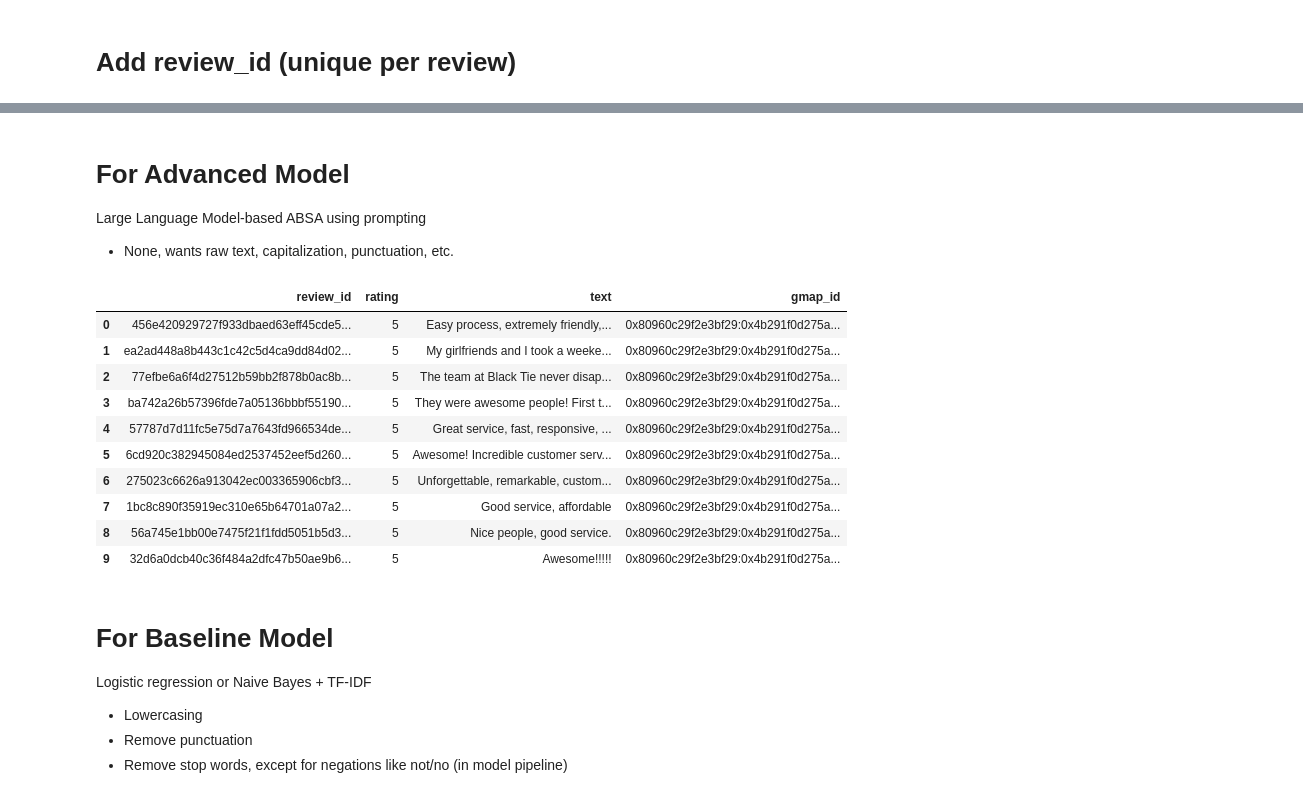
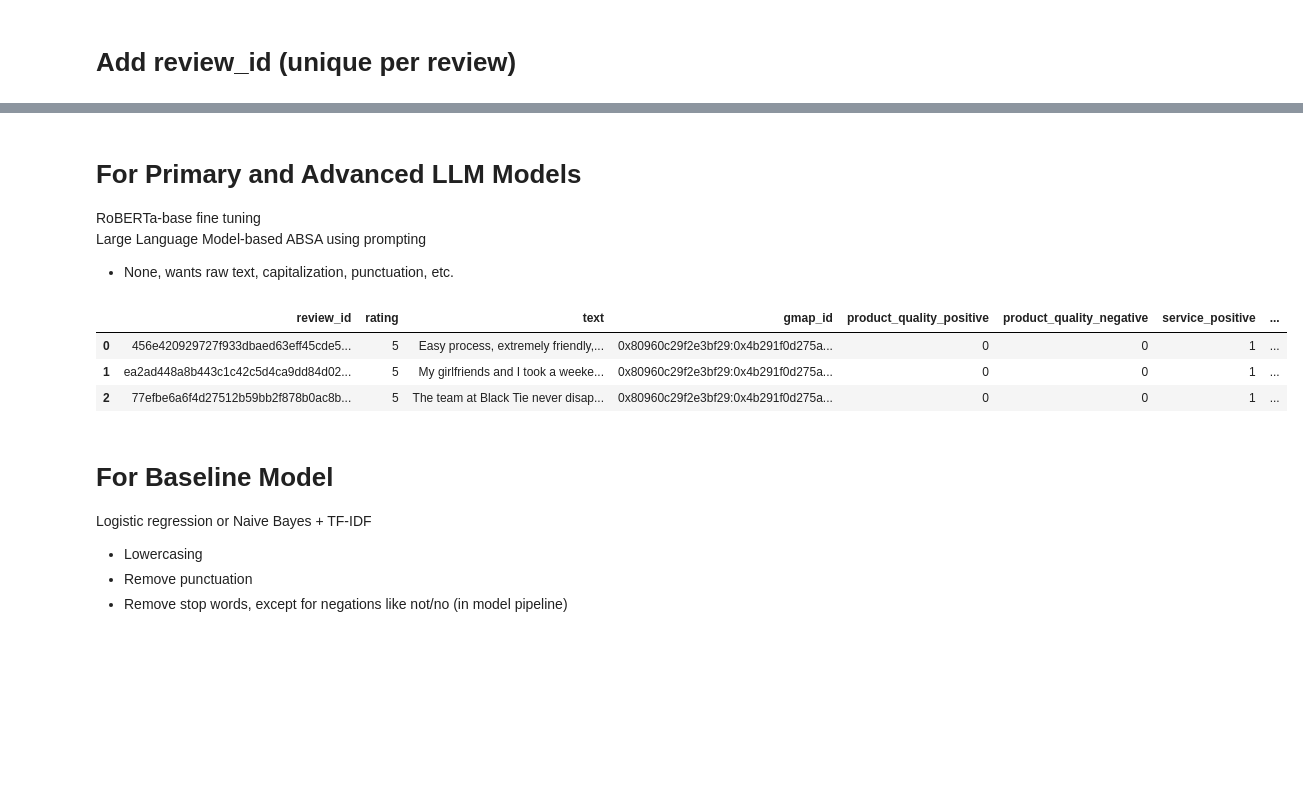
Before and after one commit to zmosDS/google_review_insights, a Jupyter notebook: notebooks/03_feature_engineering.ipynb, the cells around one changed output, grey strips where cells are left out. Cells and saved outputs as stored; diff of their text form; code cells hidden in the pictures; blank space fills up the shorter version.

```diff
--- a/notebooks/03_feature_engineering.ipynb
+++ b/notebooks/03_feature_engineering.ipynb
@@ -243,40 +233,37 @@ memory usage: 8.7 GB
 # %% [markdown]
-# For Advanced Model
+# For Primary and Advanced LLM Models
+
+RoBERTa-base fine tuning
+<br>
 Large Language Model-based ABSA using prompting
 * None, wants raw text, capitalization, punctuation, etc.
 # %%
 # Load CSV (for LLM, bring this code to model pipeline)
 df = pd.read_csv(
     paths["cleaned_for_LLM"],
-    usecols=["review_id", "rating", "gmap_id", "text"
-            'food_quality_positive', 'food_quality_negative', 'food_quality_neutral',
-            'service_positive', 'service_negative', 'service_neutral',
-            'wait_time_positive', 'wait_time_negative', 'wait_time_neutral',
-            'price_value_positive', 'price_value_negative', 'price_value_neutral',
-            'cleanliness_positive', 'cleanliness_negative', 'cleanliness_neutral',
-            'atmosphere_positive', 'atmosphere_negative', 'atmosphere_neutral'
-            ],
+    usecols=["review_id", "rating", "gmap_id", "text",
+             'product_quality_positive', 'product_quality_negative',
+             'service_positive', 'service_negative',
+             'wait_time_positive', 'wait_time_negative',
+             'price_value_positive', 'price_value_negative',
+             'cleanliness_positive', 'cleanliness_negative',
+             'atmosphere_positive', 'atmosphere_negative',
+             'general_positive', 'general_negative'
+             ],
     dtype={
         "review_id": "string",
         "rating": "int8",
         "gmap_id": "string",
         "text": "string",
     },
     nrows=20
 )
-df.head(10)
+df.head(3)
 # %% [output]
-|  | review_id | rating | text | gmap_id |
-| 0 | 456e420929727f933dbaed63eff45cde5... | 5 | Easy process, extremely friendly,... | 0x80960c29f2e3bf29:0x4b291f0d275a... |
-| 1 | ea2ad448a8b443c1c42c5d4ca9dd84d02... | 5 | My girlfriends and I took a weeke... | 0x80960c29f2e3bf29:0x4b291f0d275a... |
-| 2 | 77efbe6a6f4d27512b59bb2f878b0ac8b... | 5 | The team at Black Tie never disap... | 0x80960c29f2e3bf29:0x4b291f0d275a... |
-| 3 | ba742a26b57396fde7a05136bbbf55190... | 5 | They were awesome people! First t... | 0x80960c29f2e3bf29:0x4b291f0d275a... |
-| 4 | 57787d7d11fc5e75d7a7643fd966534de... | 5 | Great service, fast, responsive, ... | 0x80960c29f2e3bf29:0x4b291f0d275a... |
-| 5 | 6cd920c382945084ed2537452eef5d260... | 5 | Awesome! Incredible customer serv... | 0x80960c29f2e3bf29:0x4b291f0d275a... |
-| 6 | 275023c6626a913042ec003365906cbf3... | 5 | Unforgettable, remarkable, custom... | 0x80960c29f2e3bf29:0x4b291f0d275a... |
-| 7 | 1bc8c890f35919ec310e65b64701a07a2... | 5 | Good service, affordable | 0x80960c29f2e3bf29:0x4b291f0d275a... |
-| 8 | 56a745e1bb00e7475f21f1fdd5051b5d3... | 5 | Nice people, good service. | 0x80960c29f2e3bf29:0x4b291f0d275a... |
-| 9 | 32d6a0dcb40c36f484a2dfc47b50ae9b6... | 5 | Awesome!!!!! | 0x80960c29f2e3bf29:0x4b291f0d275a... |
+|  | review_id | rating | text | gmap_id | product_quality_positive | product_quality_negative | service_positive | ... |
+| 0 | 456e420929727f933dbaed63eff45cde5... | 5 | Easy process, extremely friendly,... | 0x80960c29f2e3bf29:0x4b291f0d275a... | 0 | 0 | 1 | ... |
+| 1 | ea2ad448a8b443c1c42c5d4ca9dd84d02... | 5 | My girlfriends and I took a weeke... | 0x80960c29f2e3bf29:0x4b291f0d275a... | 0 | 0 | 1 | ... |
+| 2 | 77efbe6a6f4d27512b59bb2f878b0ac8b... | 5 | The team at Black Tie never disap... | 0x80960c29f2e3bf29:0x4b291f0d275a... | 0 | 0 | 1 | ... |
 # %% [markdown]
 # For Baseline Model
 Logistic regression or Naive Bayes + TF-IDF
```
Also changed, not shown: parts of 16 cells of this notebook, 3 other files.
